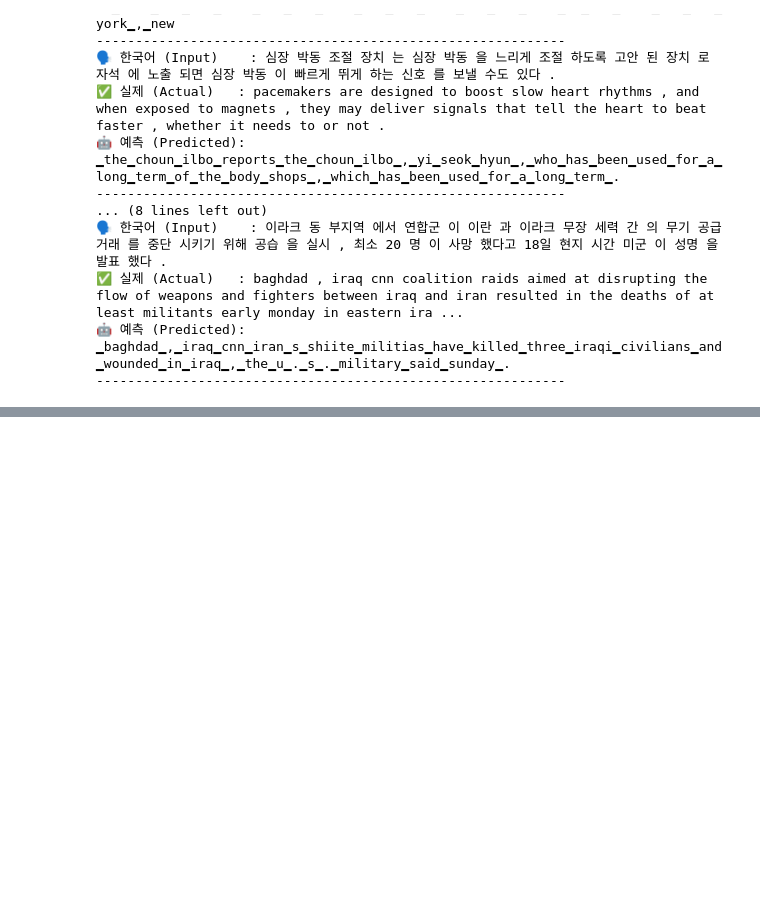
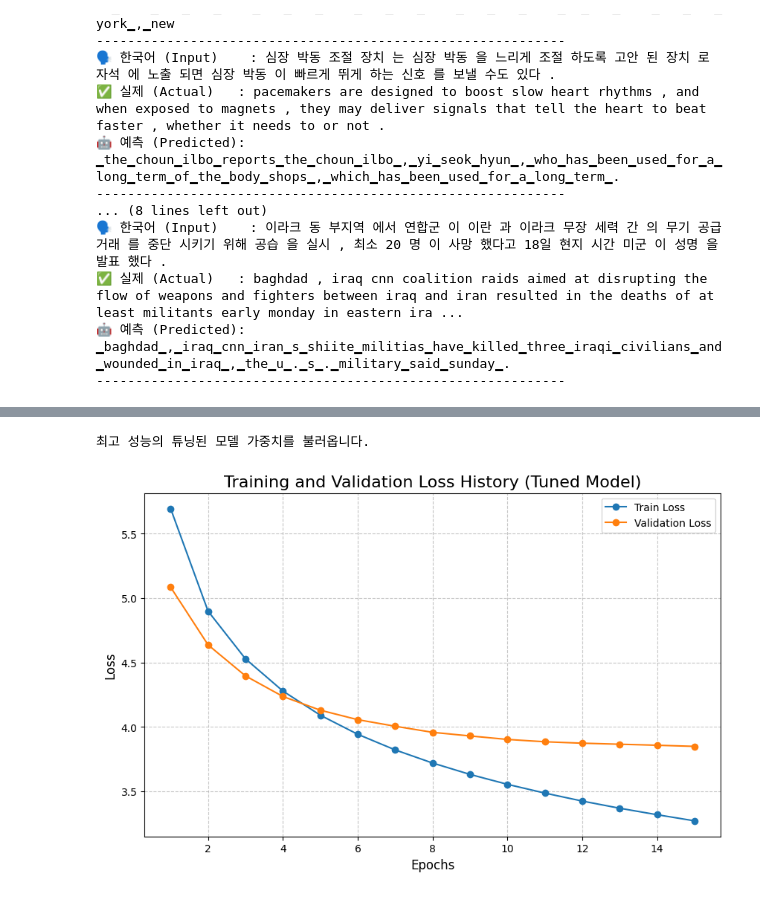
Before and after one commit to todd-jang/AIFFEL_quest_rs, a Jupyter notebook: GoingDeeper/05_Attention/Seq2seq와_Attention[프로젝트]_Seq2seq으로_번역기_만들기.ipynb, the cells around one changed output, grey strips where cells are left out. Cells and saved outputs as stored; diff of their text form; code cells hidden in the pictures; blank space fills up the shorter version.

```diff
--- a/GoingDeeper/05_Attention/Seq2seq와_Attention[프로젝트]_Seq2seq으로_번역기_만들기.ipynb
+++ b/GoingDeeper/05_Attention/Seq2seq와_Attention[프로젝트]_Seq2seq으로_번역기_만들기.ipynb
@@ -1671,0 +2141,21 @@ Predicted translation: ['▁the', '▁deaths', '▁of', '▁the', '▁earthquake
+# %%
+import matplotlib.pyplot as plt
+
+# 최고 성능 모델 로드
+print("\n최고 성능의 튜닝된 모델 가중치를 불러옵니다.")
+tuned_model.load_state_dict(torch.load('best_model_tuned.pt', weights_only=True))
+
+# === Train / Validation Loss 시각화 ===
+plt.figure(figsize=(10, 6))
+plt.plot(range(1, len(tuned_train_history) + 1), tuned_train_history, label='Train Loss', marker='o')
+plt.plot(range(1, len(tuned_valid_history) + 1), tuned_valid_history, label='Validation Loss', marker='o')
+
+plt.title('Training and Validation Loss History (Tuned Model)', fontsize=16)
+plt.xlabel('Epochs', fontsize=12)
+plt.ylabel('Loss', fontsize=12)
+plt.legend()
+plt.grid(True, linestyle='--', alpha=0.7)
+plt.show()
+# %% [output]
+최고 성능의 튜닝된 모델 가중치를 불러옵니다.
+[figure, added]
```
Also changed, not shown: parts of 14 cells of this notebook.
